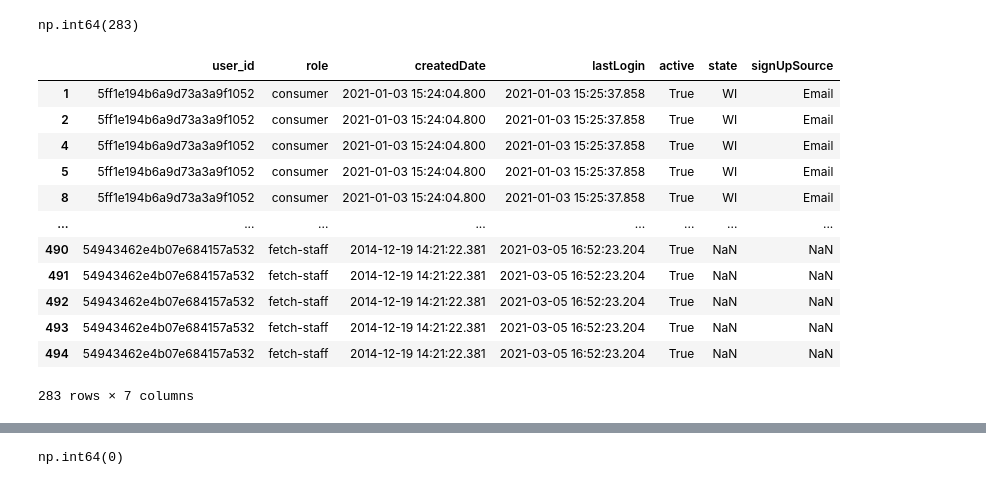
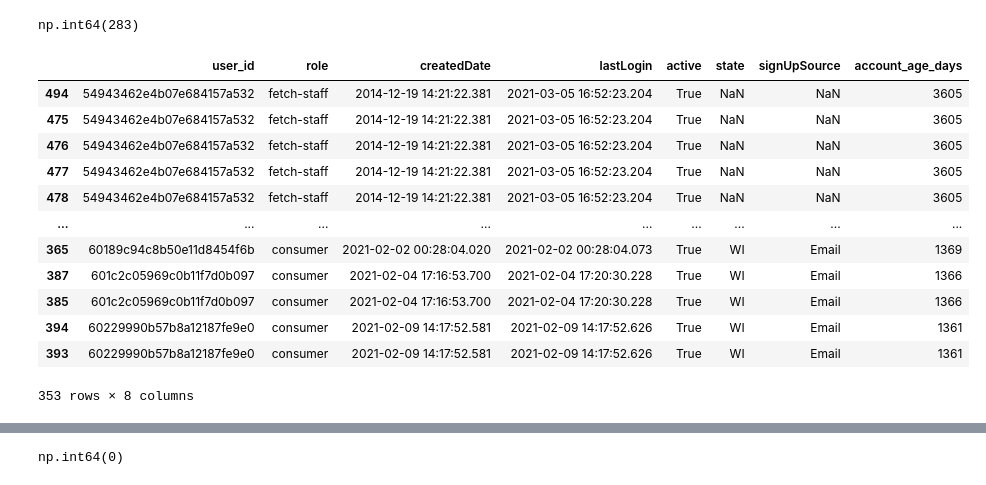
Before and after one commit to jpronier/fetch-assignment, a Jupyter notebook: notebooks/quality.ipynb, the cells around one changed output, grey strips where cells are left out. Saved outputs shown, nothing was run; the diff lists cells and outputs as text; code cells hidden in the pictures.

```diff
--- a/notebooks/quality.ipynb
+++ b/notebooks/quality.ipynb
@@ -252,18 +254,18 @@ users["user_id"].duplicated().sum()
 # %% [output]
 np.int64(283)
 # %%
-users[users["user_id"].duplicated()]
+users[users["user_id"].duplicated(keep=False)].sort_values("user_id")
 # %% [output]
-|  | user_id | role | createdDate | lastLogin | active | state | signUpSource |
-| 1 | 5ff1e194b6a9d73a3a9f1052 | consumer | 2021-01-03 15:24:04.800 | 2021-01-03 15:25:37.858 | True | WI | Email |
-| 2 | 5ff1e194b6a9d73a3a9f1052 | consumer | 2021-01-03 15:24:04.800 | 2021-01-03 15:25:37.858 | True | WI | Email |
-| 4 | 5ff1e194b6a9d73a3a9f1052 | consumer | 2021-01-03 15:24:04.800 | 2021-01-03 15:25:37.858 | True | WI | Email |
-| 5 | 5ff1e194b6a9d73a3a9f1052 | consumer | 2021-01-03 15:24:04.800 | 2021-01-03 15:25:37.858 | True | WI | Email |
-| 8 | 5ff1e194b6a9d73a3a9f1052 | consumer | 2021-01-03 15:24:04.800 | 2021-01-03 15:25:37.858 | True | WI | Email |
-| ... | ... | ... | ... | ... | ... | ... | ... |
-| 490 | 54943462e4b07e684157a532 | fetch-staff | 2014-12-19 14:21:22.381 | 2021-03-05 16:52:23.204 | True | NaN | NaN |
-| 491 | 54943462e4b07e684157a532 | fetch-staff | 2014-12-19 14:21:22.381 | 2021-03-05 16:52:23.204 | True | NaN | NaN |
-| 492 | 54943462e4b07e684157a532 | fetch-staff | 2014-12-19 14:21:22.381 | 2021-03-05 16:52:23.204 | True | NaN | NaN |
-| 493 | 54943462e4b07e684157a532 | fetch-staff | 2014-12-19 14:21:22.381 | 2021-03-05 16:52:23.204 | True | NaN | NaN |
-| 494 | 54943462e4b07e684157a532 | fetch-staff | 2014-12-19 14:21:22.381 | 2021-03-05 16:52:23.204 | True | NaN | NaN |
+|  | user_id | role | createdDate | lastLogin | active | state | signUpSource | account_age_days |
+| 494 | 54943462e4b07e684157a532 | fetch-staff | 2014-12-19 14:21:22.381 | 2021-03-05 16:52:23.204 | True | NaN | NaN | 3605 |
+| 475 | 54943462e4b07e684157a532 | fetch-staff | 2014-12-19 14:21:22.381 | 2021-03-05 16:52:23.204 | True | NaN | NaN | 3605 |
+| 476 | 54943462e4b07e684157a532 | fetch-staff | 2014-12-19 14:21:22.381 | 2021-03-05 16:52:23.204 | True | NaN | NaN | 3605 |
+| 477 | 54943462e4b07e684157a532 | fetch-staff | 2014-12-19 14:21:22.381 | 2021-03-05 16:52:23.204 | True | NaN | NaN | 3605 |
+| 478 | 54943462e4b07e684157a532 | fetch-staff | 2014-12-19 14:21:22.381 | 2021-03-05 16:52:23.204 | True | NaN | NaN | 3605 |
+| ... | ... | ... | ... | ... | ... | ... | ... | ... |
+| 365 | 60189c94c8b50e11d8454f6b | consumer | 2021-02-02 00:28:04.020 | 2021-02-02 00:28:04.073 | True | WI | Email | 1369 |
+| 387 | 601c2c05969c0b11f7d0b097 | consumer | 2021-02-04 17:16:53.700 | 2021-02-04 17:20:30.228 | True | WI | Email | 1366 |
+| 385 | 601c2c05969c0b11f7d0b097 | consumer | 2021-02-04 17:16:53.700 | 2021-02-04 17:20:30.228 | True | WI | Email | 1366 |
+| 394 | 60229990b57b8a12187fe9e0 | consumer | 2021-02-09 14:17:52.581 | 2021-02-09 14:17:52.626 | True | WI | Email | 1361 |
+| 393 | 60229990b57b8a12187fe9e0 | consumer | 2021-02-09 14:17:52.581 | 2021-02-09 14:17:52.626 | True | WI | Email | 1361 |
-283 rows × 7 columns
+353 rows × 8 columns
```
Also changed, not shown: parts of 29 cells of this notebook, 2 other files.
